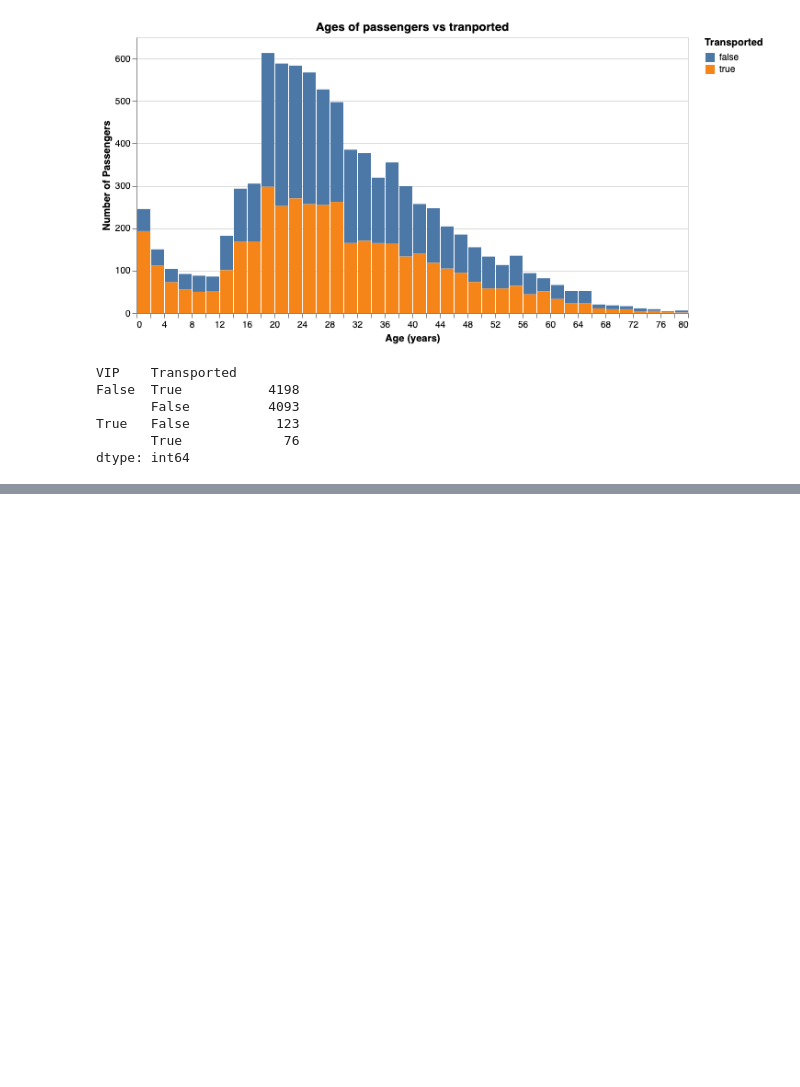
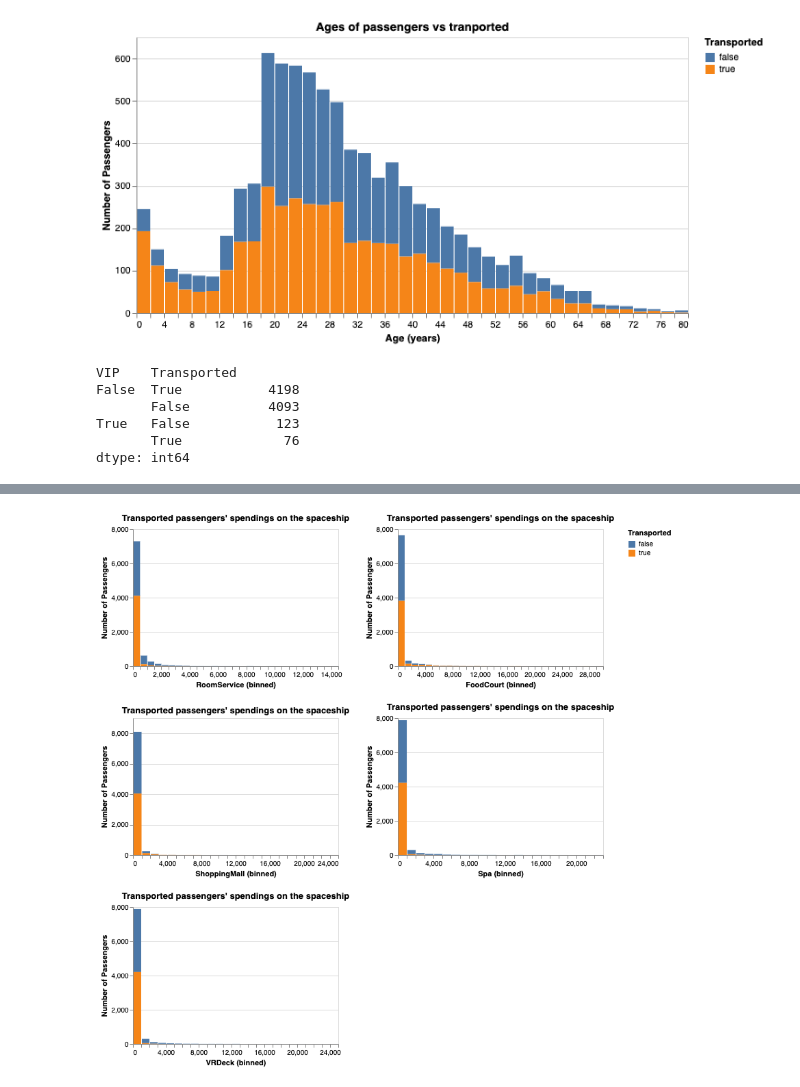
Before and after one commit to hcwang24/space_titanic, a Jupyter notebook: initial_analysis.ipynb, the cells around one changed output, grey strips where cells are left out. Saved outputs shown, nothing was run; the diff lists cells and outputs as text; code cells hidden in the pictures; blank space fills up the shorter version.

```diff
--- a/initial_analysis.ipynb
+++ b/initial_analysis.ipynb
@@ -292,0 +292,20 @@ alt.Chart(
+# %%
+# Let's look at these numerical features `RoomService`, `FoodCourt`, `ShoppingMall`, `Spa`, `VRDeck` together,
+# since they are billed amount from passengers' spending on the spaceship.
+
+alt.Chart(
+    train_df[["RoomService", "FoodCourt", "ShoppingMall", "Spa", "VRDeck", "Transported"]],
+    title="Transported passengers' spendings on the spaceship",
+).mark_bar().encode(
+    x=alt.X(alt.repeat(), type='quantitative', bin=alt.Bin(maxbins=30)),
+    y=alt.Y("count()", title="Number of Passengers"),
+    color=alt.Color("Transported:N")
+).properties(
+    width=300,
+    height=200
+).repeat(
+    ["RoomService", "FoodCourt", "ShoppingMall", "Spa", "VRDeck"],
+    columns=2
+)
+# %% [output]
+[figure, added]
```
Also changed, not shown: parts of 6 cells of this notebook.
